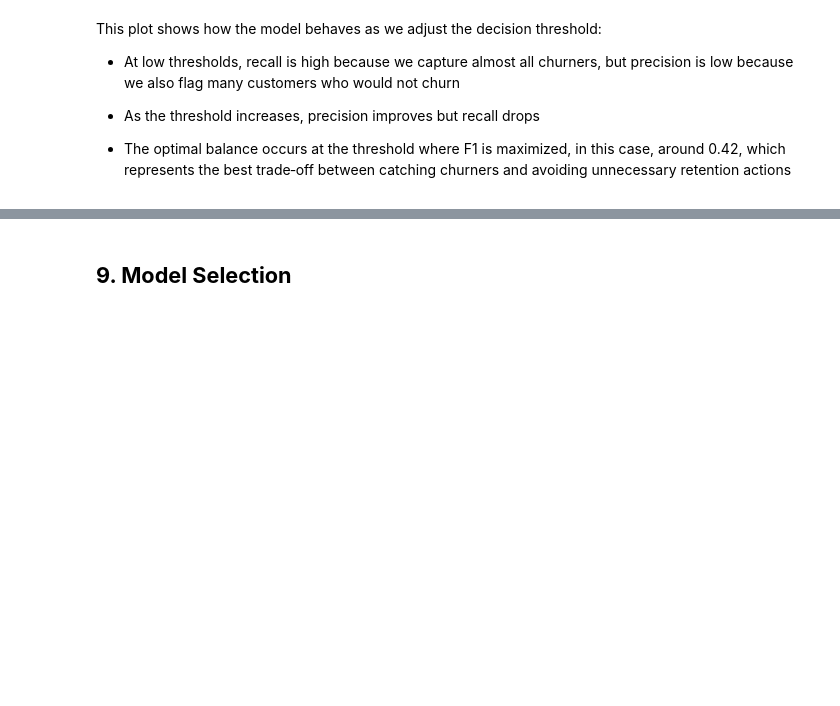
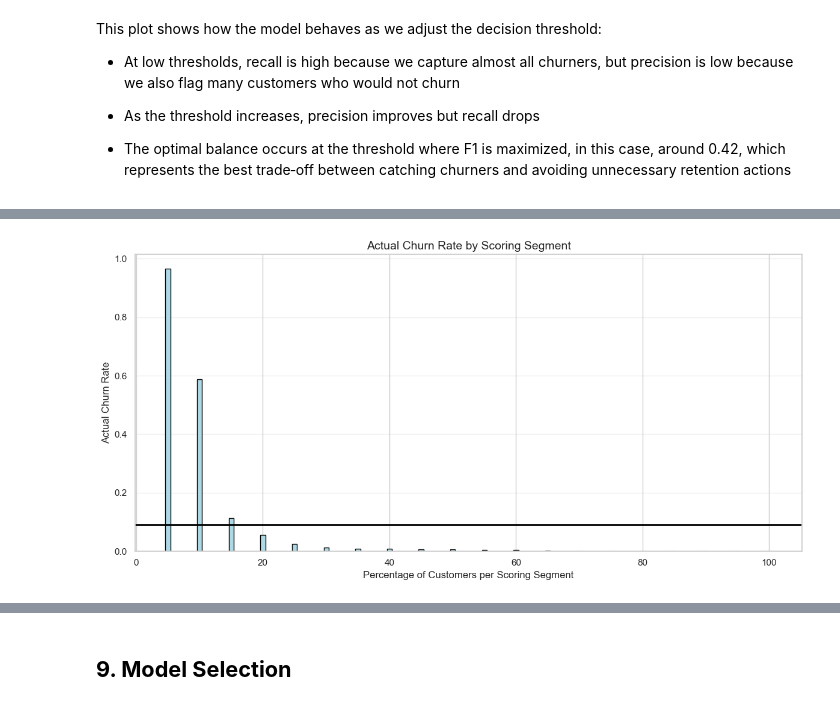
Before and after one commit to PaulinaMamiaga/customer-churn-intelligence-system, a Jupyter notebook: notebooks/03_modeling_and_evaluation.ipynb, the cells around one changed output, grey strips where cells are left out. Cells and saved outputs as stored; diff of their text form; code cells hidden in the pictures; blank space fills up the shorter version.

```diff
--- a/notebooks/03_modeling_and_evaluation.ipynb
+++ b/notebooks/03_modeling_and_evaluation.ipynb
@@ -588,0 +645,42 @@ This plot shows how the model behaves as we adjust the decision threshold:
+# %%
+# 8.7 Gain Chart (Lift Chart)
+
+y_proba = hgb_pipeline.predict_proba(X_test)[:, 1]
+
+df_gain = pd.DataFrame({
+    "proba": y_proba,
+    "churn": y_test.values
+})
+
+df_gain = df_gain.sort_values("proba", ascending=False).reset_index(drop=True)
+
+# Create percentile bins (20 bins = 5% each)
+df_gain["percentile"] = pd.qcut(df_gain.index, 20, labels=False)
+
+gain_table = df_gain.groupby("percentile").agg(
+    churn_rate=("churn", "mean"),
+    count=("churn", "size")
+).reset_index()
+
+gain_table["percentile"] = (gain_table["percentile"] + 1) * 5
+
+plt.figure(figsize=(12, 6))
+
+plt.bar(
+    gain_table["percentile"],
+    gain_table["churn_rate"],
+    color="#ADD8E6",
+    edgecolor="black"
+)
+
+plt.axhline(df_gain["churn"].mean(), color="black", linewidth=2)
+
+plt.title("Actual Churn Rate by Scoring Segment", fontsize=14)
+plt.xlabel("Percentage of Customers per Scoring Segment")
+plt.ylabel("Actual Churn Rate")
+plt.grid(axis="y", alpha=0.3)
+
+plt.tight_layout()
+plt.show()
+# %% [output]
+[figure, added]
```
Also changed, not shown: parts of 14 cells of this notebook.
